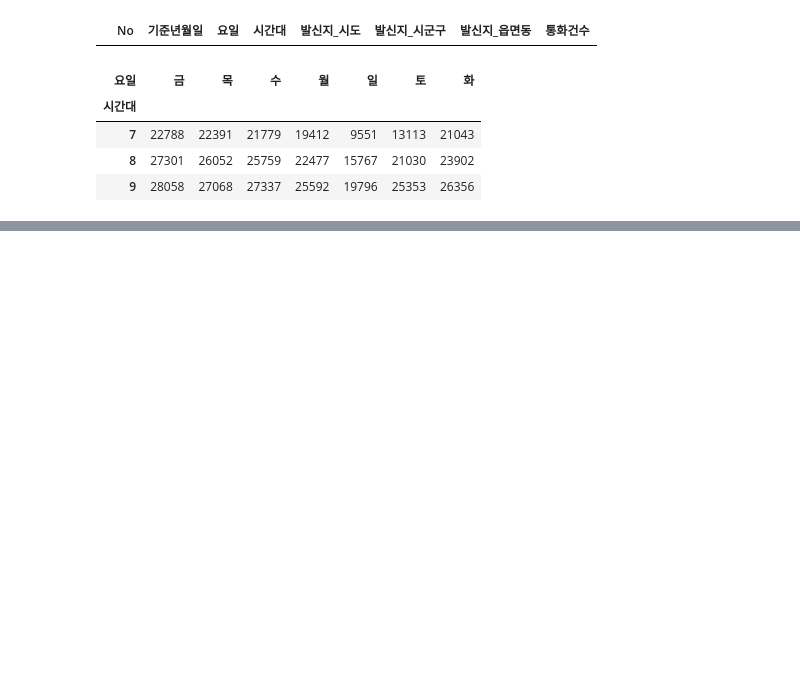
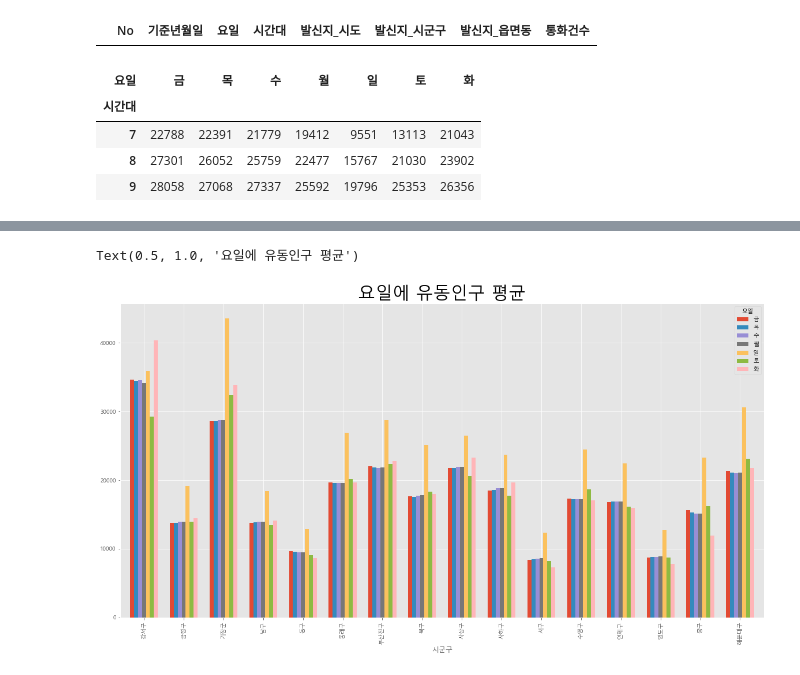
Before and after one commit to kim-juwan/bts, a Jupyter notebook: Untitled.ipynb, the cells around one changed output, grey strips where cells are left out. Saved outputs shown, nothing was run; the diff lists cells and outputs as text; code cells hidden in the pictures; blank space fills up the shorter version.

```diff
--- a/Untitled.ipynb
+++ b/Untitled.ipynb
@@ -318,0 +416,22 @@ df_group = df.groupby(['요일','시간대']).sum()
+# %%
+week_m = df_week.groupby('요일').mean()['유동인구']
+
+week_m = df_week.pivot_table('유동인구',columns='요일',index='시군구',aggfunc='mean',fill_value=0)
+
+
+
+plt.style.use('ggplot')
+week_m.plot(kind='bar',figsize=(20,10),width=0.7)
+# plt.ylim(0,250000000)
+# fig = plt.figure(figsize=(20,10))
+# ax1 = fig.add_subplot(1,1,1)
+# ax1 = [['월','화','수','목','금','토','일']].plot(kind='bar',figsize=(20,10),width=0.7,color ='mediumslateblue')
+# plt.xticks(rotation=45)
+# ax1.set_xlabel('요일', size=25)
+# ax1.set_ylabel('총 콜택시 통화건수',size=25)
+
+
+plt.title('요일에 유동인구 평균',size=30)
+# %% [output]
+Text(0.5, 1.0, '요일에 유동인구 평균')
+[figure, added]
```
Also changed, not shown: parts of 6 cells of this notebook, 18 other files.
